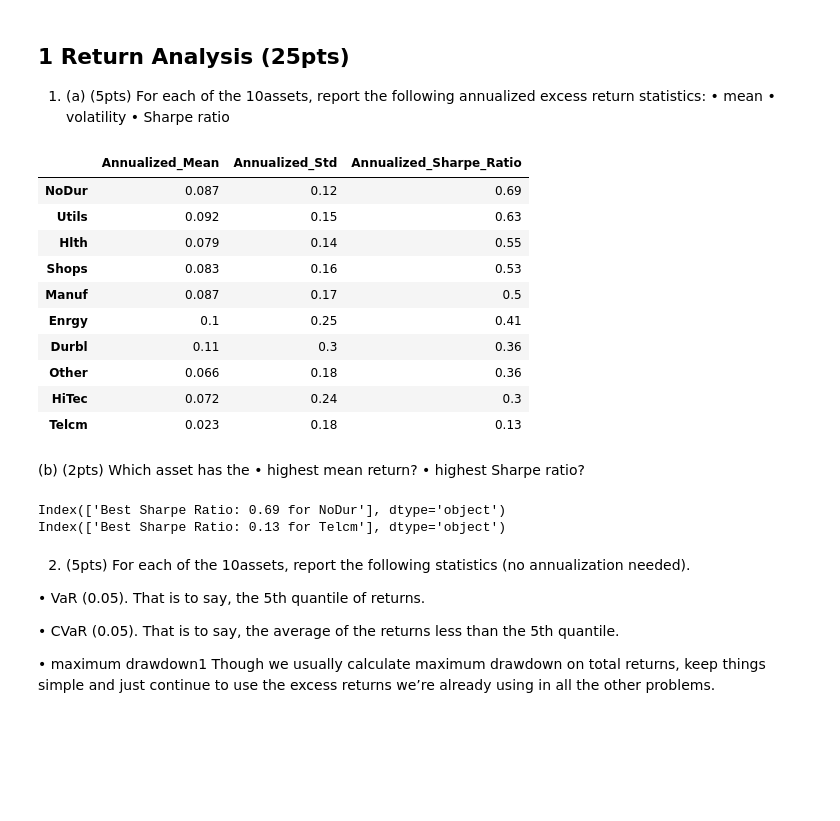
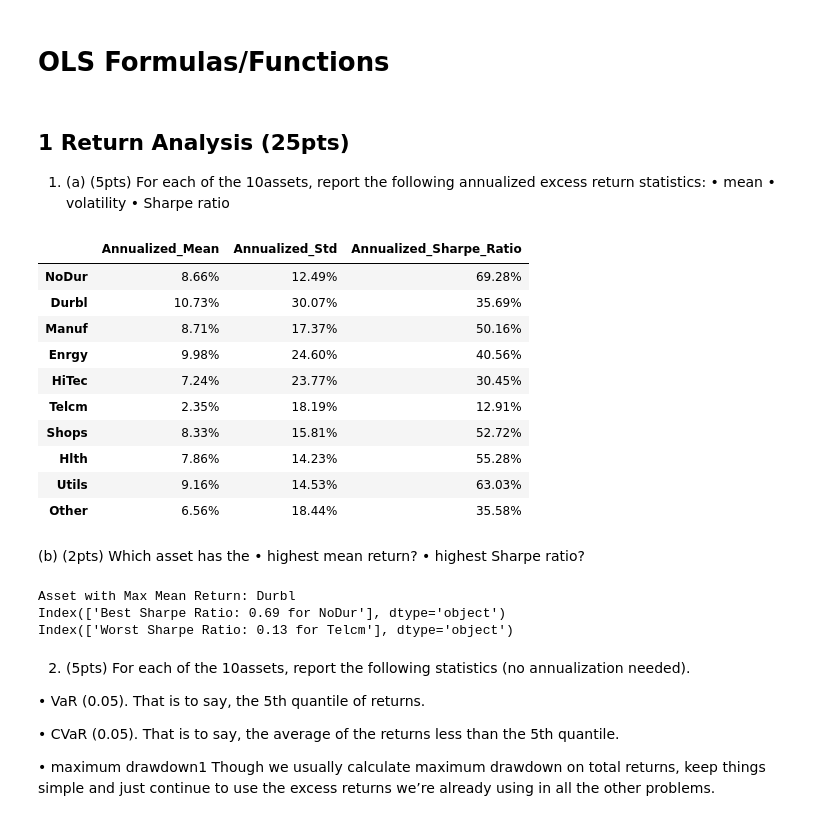
Before and after one commit to daleyren/finm-quant-2023, a Jupyter notebook: midterm_1_notebook/2022_midterm_practice.ipynb, the cells around one changed output. Saved outputs shown, nothing was run; the diff lists cells and outputs as text; code cells hidden in the pictures; blank space fills up the shorter version.

Commit message:
midterm spooky

```diff
--- a/midterm_1_notebook/2022_midterm_practice.ipynb
+++ b/midterm_1_notebook/2022_midterm_practice.ipynb
@@ -6,0 +136,2 @@ import statsmodels.api as sm
+# %% [markdown]
+# OLS Formulas/Functions
@@ -22,34 +269,40 @@ assets = pd.read_excel(
+# %%
+factors = pd.read_excel('./midterm_A_data-1.xlsx', 0).set_index('Date')
+assets = pd.read_excel('./midterm_A_data-1.xlsx', 1).set_index('Date')
+risk_free = pd.read_excel('./midterm_A_data-1.xlsx', 2).set_index('Date')
 # %%
 mean_vol_table = assets.describe().loc[['mean','std']].transpose()
 mean_vol_table['Annualized_Mean'], mean_vol_table['Annualized_Std'] = mean_vol_table['mean'] * 12, mean_vol_table['std'] * (12**0.5)
-mean_vol_table[['Annualized_Mean','Annualized_Std']].style.format('{:,.2%}')
 mean_vol_table['Annualized_Sharpe_Ratio'] = mean_vol_table['Annualized_Mean']/mean_vol_table['Annualized_Std']
 mean_vol_table_print = mean_vol_table.sort_values('Annualized_Sharpe_Ratio', ascending = False)
 
 
-mean_vol_table_print[['Annualized_Mean','Annualized_Std', 'Annualized_Sharpe_Ratio']].style.format("{:.2}")
+# mean_vol_table_print[['Annualized_Mean','Annualized_Std', 'Annualized_Sharpe_Ratio']].style.format("{:.2}")
+mean_vol_table[['Annualized_Mean','Annualized_Std', 'Annualized_Sharpe_Ratio']].style.format('{:,.2%}')
 # %% [output]
 |  | Annualized_Mean | Annualized_Std | Annualized_Sharpe_Ratio |
-| NoDur | 0.087 | 0.12 | 0.69 |
-| Utils | 0.092 | 0.15 | 0.63 |
-| Hlth | 0.079 | 0.14 | 0.55 |
-| Shops | 0.083 | 0.16 | 0.53 |
-| Manuf | 0.087 | 0.17 | 0.5 |
-| Enrgy | 0.1 | 0.25 | 0.41 |
-| Durbl | 0.11 | 0.3 | 0.36 |
-| Other | 0.066 | 0.18 | 0.36 |
-| HiTec | 0.072 | 0.24 | 0.3 |
-| Telcm | 0.023 | 0.18 | 0.13 |
+| NoDur | 8.66% | 12.49% | 69.28% |
+| Durbl | 10.73% | 30.07% | 35.69% |
+| Manuf | 8.71% | 17.37% | 50.16% |
+| Enrgy | 9.98% | 24.60% | 40.56% |
+| HiTec | 7.24% | 23.77% | 30.45% |
+| Telcm | 2.35% | 18.19% | 12.91% |
+| Shops | 8.33% | 15.81% | 52.72% |
+| Hlth | 7.86% | 14.23% | 55.28% |
+| Utils | 9.16% | 14.53% | 63.03% |
+| Other | 6.56% | 18.44% | 35.58% |
 # %% [markdown]
   (b) (2pts) Which asset has the
 • highest mean return?
 • highest Sharpe ratio?
 # %%
+print('Asset with Max Mean Return: {}'.format(mean_vol_table.Annualized_Mean.idxmax()))
 print('Best Sharpe Ratio: '+ str(round(mean_vol_table_print.iloc[[0]].Annualized_Sharpe_Ratio[0], 2)) + ' for ' + mean_vol_table_print.iloc[[0]].index)
-print('Best Sharpe Ratio: '+ str(round(mean_vol_table_print.iloc[[-1]].Annualized_Sharpe_Ratio[0], 2)) + ' for ' + mean_vol_table_print.iloc[[-1]].index)
+print('Worst Sharpe Ratio: '+ str(round(mean_vol_table_print.iloc[[-1]].Annualized_Sharpe_Ratio[0], 2)) + ' for ' + mean_vol_table_print.iloc[[-1]].index)
 # %% [output]
+Asset with Max Mean Return: Durbl
 Index(['Best Sharpe Ratio: 0.69 for NoDur'], dtype='object')
-Index(['Best Sharpe Ratio: 0.13 for Telcm'], dtype='object')
+Index(['Worst Sharpe Ratio: 0.13 for Telcm'], dtype='object')
 # %% [markdown]
 2. (5pts) For each of the 10assets, report the following statistics (no annualization needed).
 
```
Also changed, not shown: parts of 42 cells of this notebook, 3 other files.
